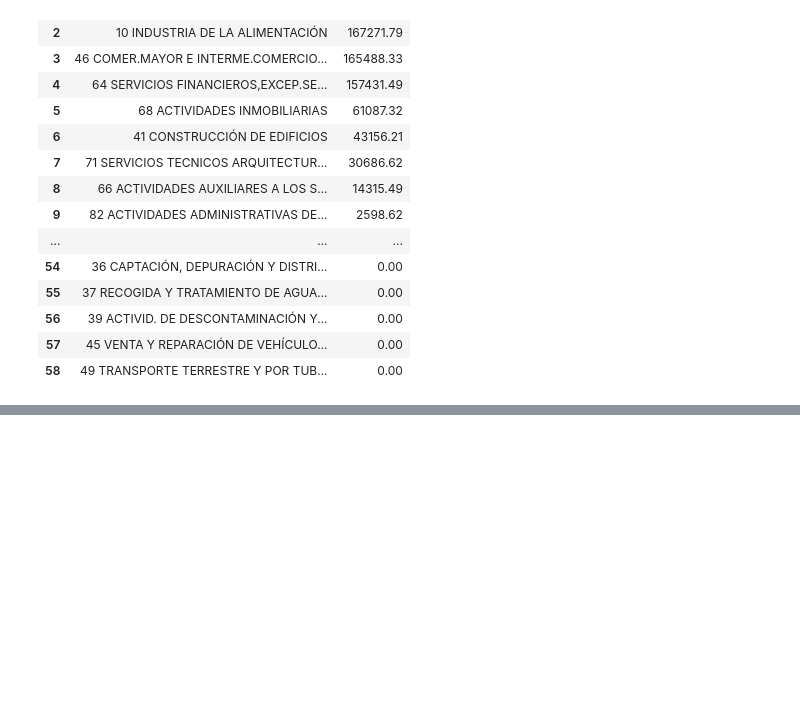
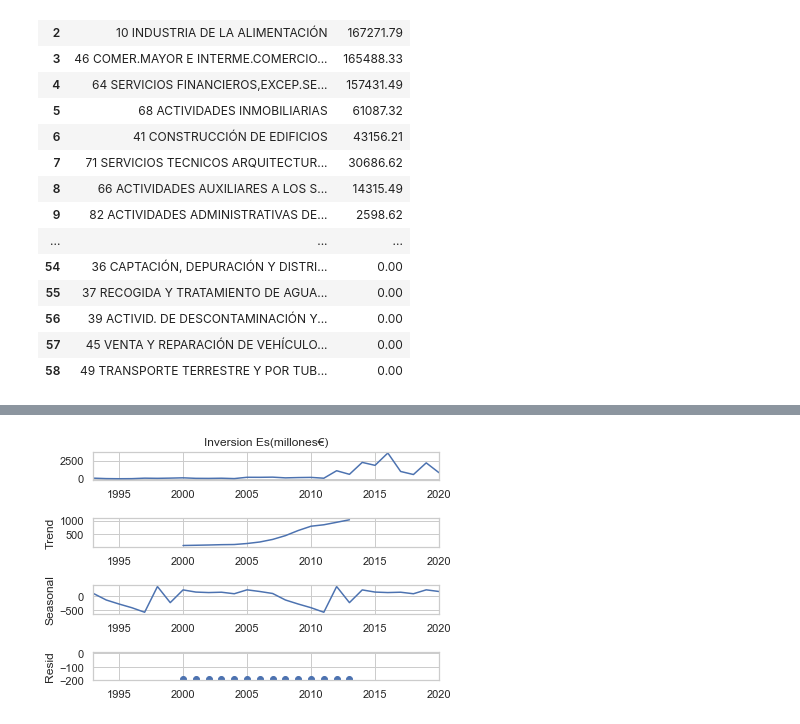
Before and after one commit to Afri-cola/Kschool-TFM, a Jupyter notebook: Inversion ES.ipynb, the cells around one changed output, grey strips where cells are left out. Saved outputs shown, nothing was run; the diff lists cells and outputs as text; code cells hidden in the pictures; blank space fills up the shorter version.

```diff
--- a/Inversion ES.ipynb
+++ b/Inversion ES.ipynb
@@ -283,0 +379,8 @@ df_industry_2016.sort_values('2016', ascending=False).reset_index(drop=True)
+# %%
+# Estacionalidad
+
+s_dec_additive = seasonal_decompose(df_mex['Inversion Es(millones€)'], model = "additive", freq=14)
+s_dec_additive.plot()
+plt.show()
+# %% [output]
+[figure, added]
```
Also changed, not shown: parts of 21 cells of this notebook.
